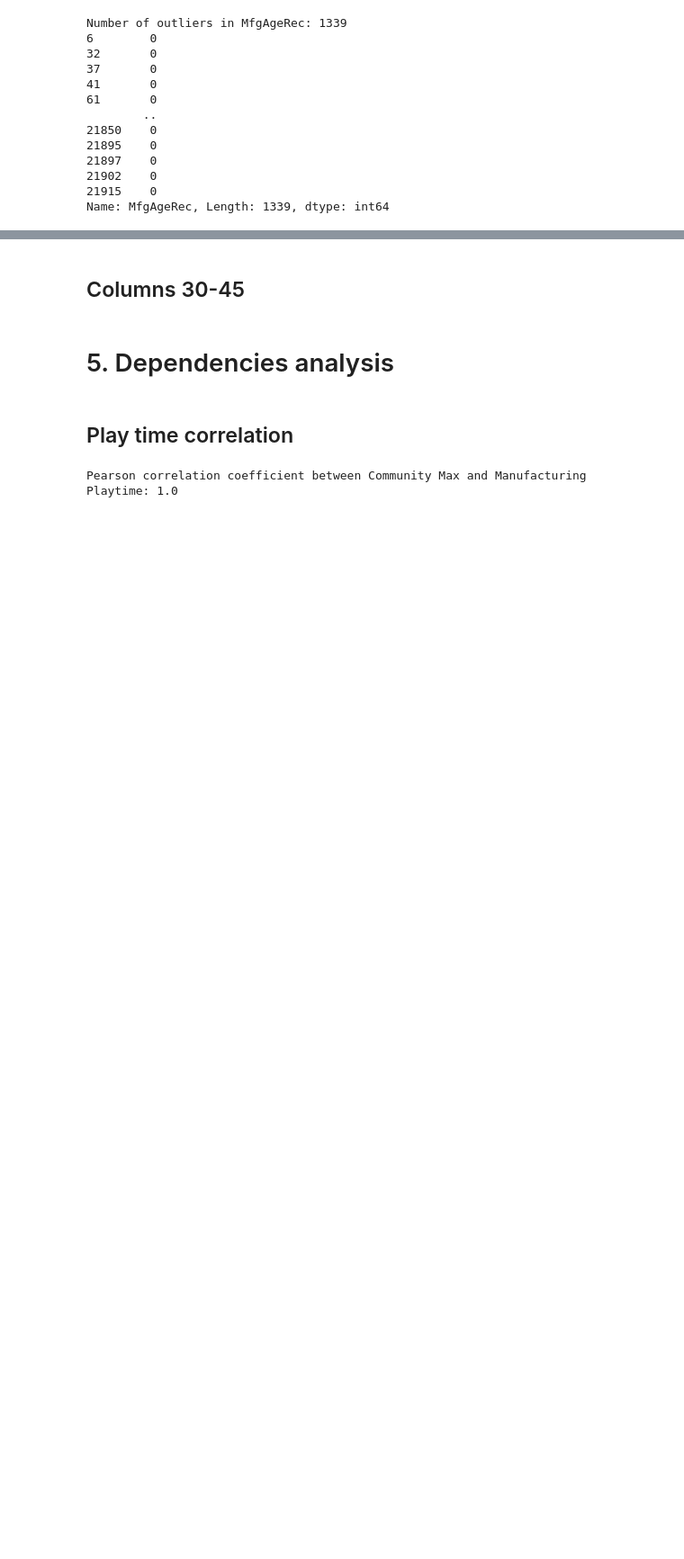
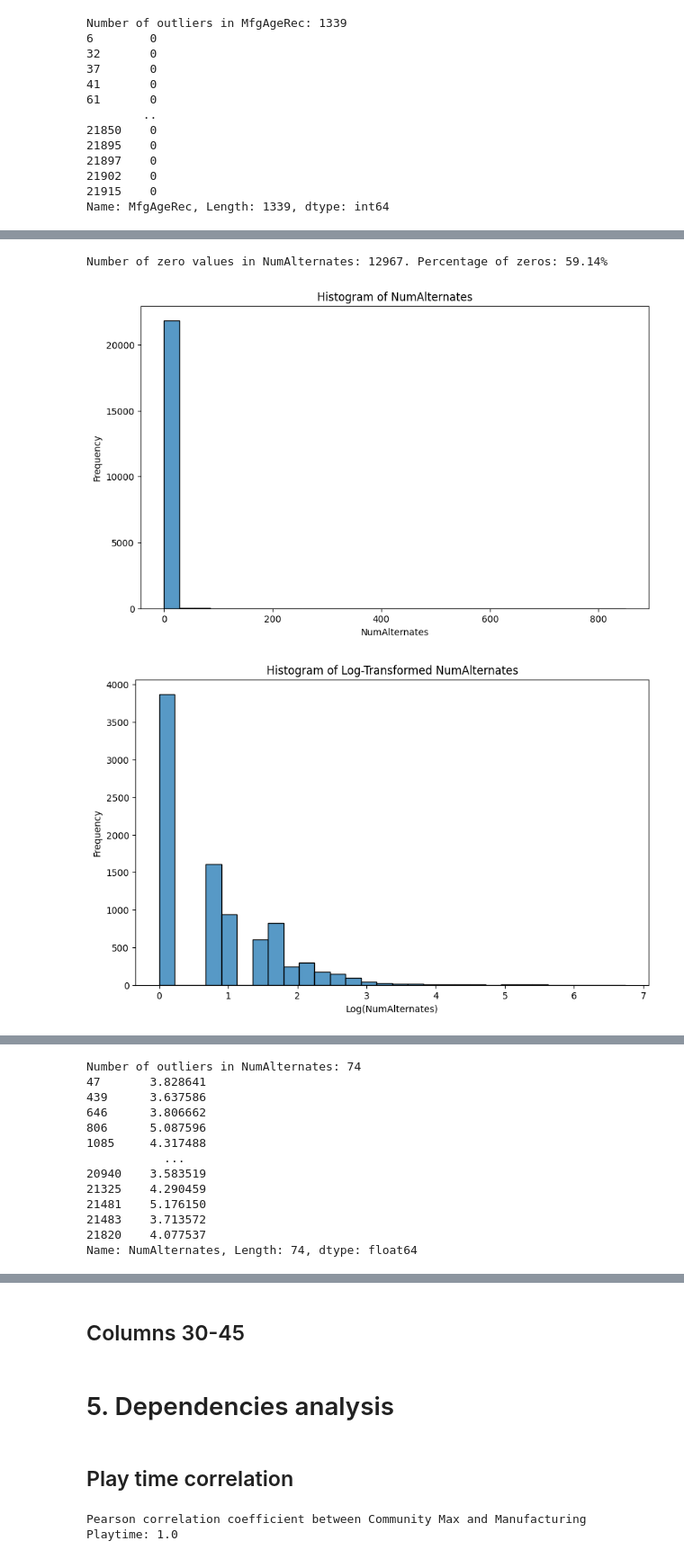
Before and after one commit to leopasq24/DataMining, a Jupyter notebook: data_understanding.ipynb, the cells around one changed output, grey strips where cells are left out. Shown at 90% size. Saved outputs shown, nothing was run; the diff lists cells and outputs as text; code cells hidden in the pictures; blank space fills up the shorter version.

Commit message:
added new general analysis

```diff
--- a/data_understanding.ipynb
+++ b/data_understanding.ipynb
@@ -360,0 +373,42 @@ Number of zero values in NumComments: 21925. Percentage of zeros: 100.00%
+# %%
+# number of alternates analysis
+NumAlternates = df["NumAlternates"]
+# zeros count
+NumAlternates_zeros = (NumAlternates == 0).sum()
+print(f"Number of zero values in NumAlternates: {NumAlternates_zeros}. Percentage of zeros: {NumAlternates_zeros / len(NumAlternates) * 100:.2f}%")
+# histogram
+plt.figure(figsize=(10, 6))
+sns.histplot(NumAlternates, bins=30)
+plt.title('Histogram of NumAlternates')
+plt.xlabel('NumAlternates')
+plt.ylabel('Frequency')
+plt.show()
+# logarithmic transformation
+NumAlternates_no_zeros = NumAlternates[NumAlternates > 0]
+NumAlternates_log = np.log(NumAlternates_no_zeros)
+# histogram of log-transformed data
+plt.figure(figsize=(10, 6))
+sns.histplot(NumAlternates_log, bins=30)
+plt.title('Histogram of Log-Transformed NumAlternates')
+plt.xlabel('Log(NumAlternates)')
+plt.ylabel('Frequency')
+plt.show()
+# boxplot
+plt.figure(figsize=(10, 6))
+sns.boxplot(x=NumAlternates_log)
+plt.title('Boxplot of NumAlternates')
+plt.xlabel('NumAlternates')
+plt.show()
+# outliers detection
+Q1 = NumAlternates_log.quantile(0.25)
+Q3 = NumAlternates_log.quantile(0.75)
+IQR = Q3 - Q1
+lower_bound = Q1 - 1.5 * IQR
+upper_bound = Q3 + 1.5 * IQR
+outliers = NumAlternates_log[(NumAlternates_log < lower_bound) | (NumAlternates_log > upper_bound)]
+print(f"Number of outliers in NumAlternates: {len(outliers)}")
+print(outliers)
+# %% [output]
+Number of zero values in NumAlternates: 12967. Percentage of zeros: 59.14%
+[figure, added]
+[figure, added]
@@ -360,0 +416,13 @@ Number of zero values in NumComments: 21925. Percentage of zeros: 100.00%
+Number of outliers in NumAlternates: 74
+47       3.828641
+439      3.637586
+646      3.806662
+806      5.087596
+1085     4.317488
+           ...
+20940    3.583519
+21325    4.290459
+21481    5.176150
+21483    3.713572
+21820    4.077537
+Name: NumAlternates, Length: 74, dtype: float64
```
Also changed, not shown: parts of 7 cells of this notebook.
